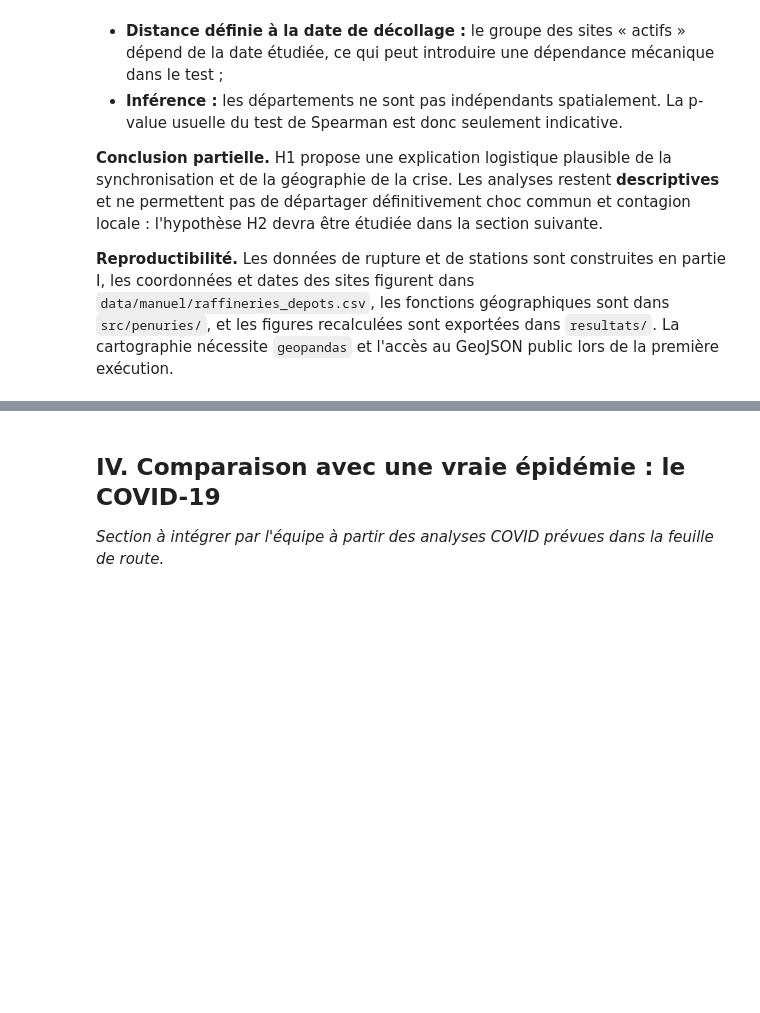
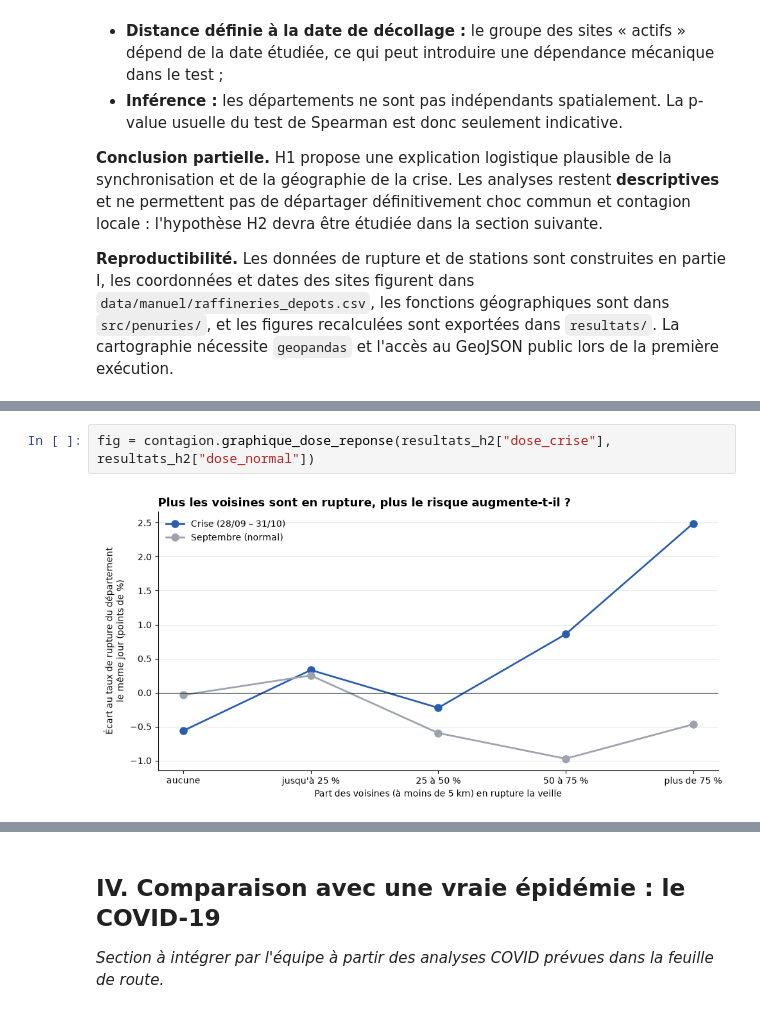
Before and after one commit to sliabes/Projet-python-, a Jupyter notebook: main.ipynb, the cells around one changed output, grey strips where cells are left out. Cells and saved outputs as stored; diff of their text form; blank space fills up the shorter version.

```diff
--- a/main.ipynb
+++ b/main.ipynb
@@ -591,0 +646,4 @@ Plusieurs réserves sont essentielles :
+# %%
+fig = contagion.graphique_dose_reponse(resultats_h2["dose_crise"], resultats_h2["dose_normal"])
+# %% [output]
+[figure, added]
```
Also changed, not shown: parts of 12 cells of this notebook, 3 other files.
